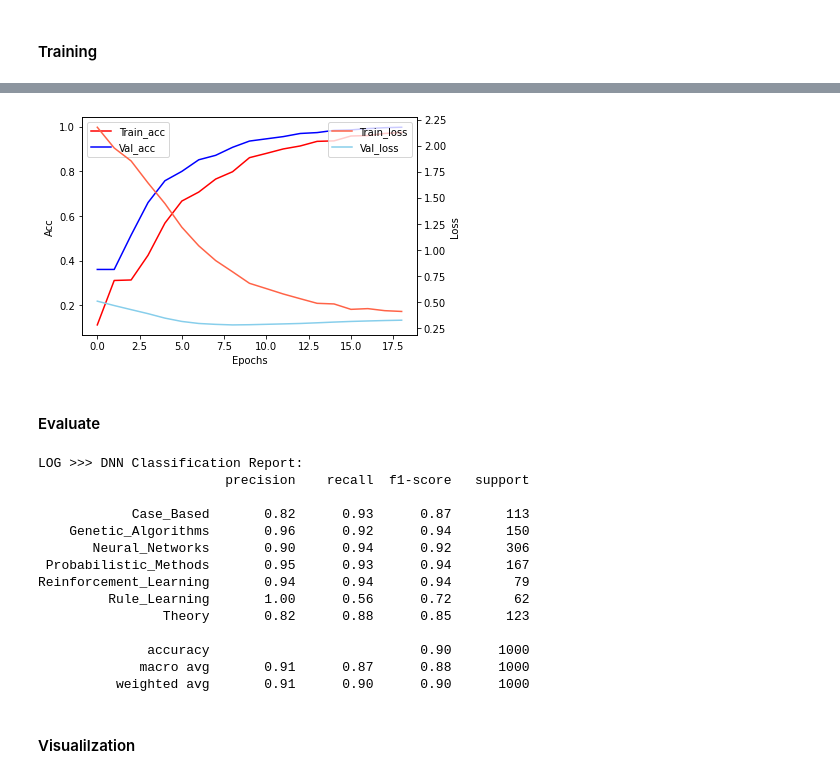
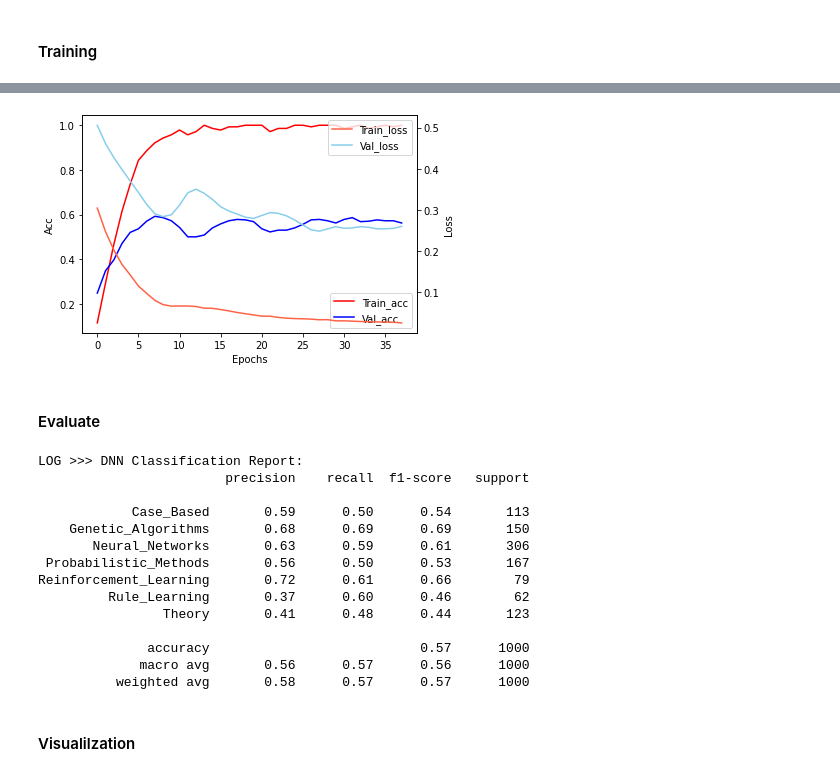
Before and after one commit to comojin1994/GCN, a Jupyter notebook: GCN.ipynb, the cells around one changed output, grey strips where cells are left out. Cells and saved outputs as stored; diff of their text form; code cells hidden in the pictures.

Commit message:
Modify DNN train algorithm

```diff
--- a/GCN.ipynb
+++ b/GCN.ipynb
@@ -274,6 +274,7 @@ DNN_valid_data = (X, labels_encoded, val_mask)
 # %%
 DNN_history = DNN_model.fit(X,
        labels_encoded,
+       sample_weight=train_mask,
        epochs=C.epochs,
        batch_size=N,
        validation_data=DNN_valid_data,
@@ -302,4 +303,4 @@ Epoch 19/200
-[figure, old version]
+[figure, new version]
 # %% [markdown]
 #### Evaluate
 # %%
@@ -316,17 +317,17 @@ print(f'LOG >>> DNN Classification Report:\n{DNN_report}')
 LOG >>> DNN Classification Report:
                         precision    recall  f1-score   support
 
-            Case_Based       0.82      0.93      0.87       113
-    Genetic_Algorithms       0.96      0.92      0.94       150
-       Neural_Networks       0.90      0.94      0.92       306
- Probabilistic_Methods       0.95      0.93      0.94       167
-Reinforcement_Learning       0.94      0.94      0.94        79
-         Rule_Learning       1.00      0.56      0.72        62
-                Theory       0.82      0.88      0.85       123
+            Case_Based       0.59      0.50      0.54       113
+    Genetic_Algorithms       0.68      0.69      0.69       150
+       Neural_Networks       0.63      0.59      0.61       306
+ Probabilistic_Methods       0.56      0.50      0.53       167
+Reinforcement_Learning       0.72      0.61      0.66        79
+         Rule_Learning       0.37      0.60      0.46        62
+                Theory       0.41      0.48      0.44       123
 
-              accuracy                           0.90      1000
-             macro avg       0.91      0.87      0.88      1000
-          weighted avg       0.91      0.90      0.90      1000
+              accuracy                           0.57      1000
+             macro avg       0.56      0.57      0.56      1000
+          weighted avg       0.58      0.57      0.57      1000
 # %% [markdown]
 #### Visualilzation
 # %%
```
Also changed, not shown: parts of 4 cells of this notebook.
